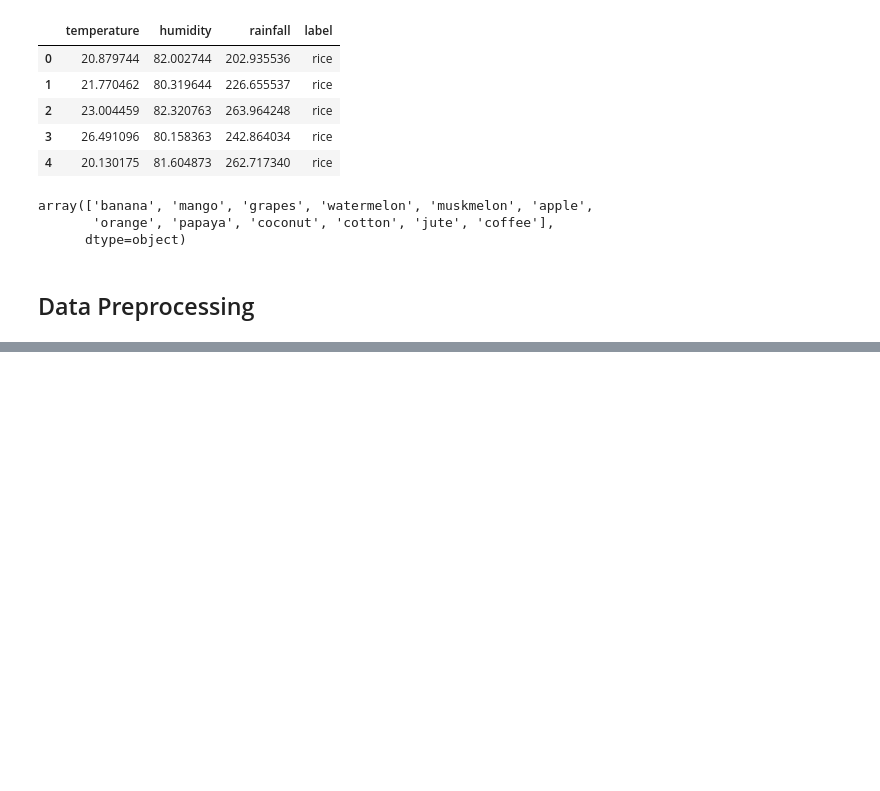
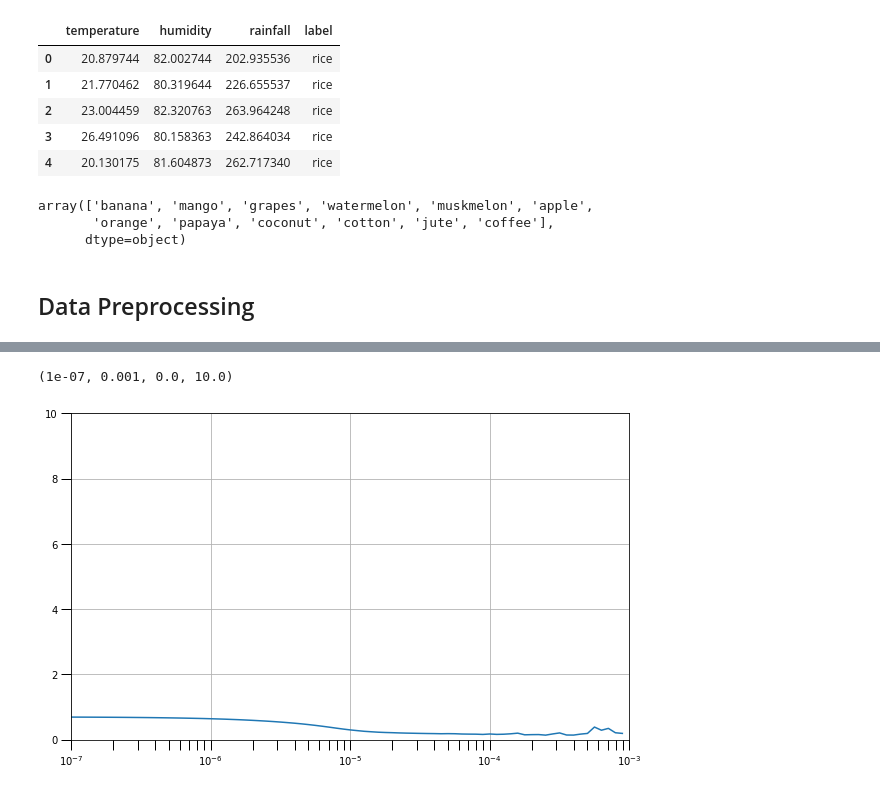
Before and after one commit to Tandur-Team/tandur-ml, a Jupyter notebook: second-eleven-model.ipynb, the cells around one changed output, grey strips where cells are left out. Cells and saved outputs as stored; diff of their text form; code cells hidden in the pictures; blank space fills up the shorter version.

Commit message:
Add hyperparameter tuning and feature scaling + greater accuracy model

```diff
--- a/second-eleven-model.ipynb
+++ b/second-eleven-model.ipynb
@@ -75,0 +99,4 @@ banana_data.head()
+# %%
+# For instance, we choose 100 data containing papaya
+papaya_data = take_200(data, 'papaya')
+papaya_data.head()
@@ -76,4 +110,4 @@ banana_data.head()
 # %%
 # Define variables
-X = banana_data
+X = papaya_data
 y = X.pop('label')
@@ -102,0 +114,2 @@ callbacks = myCallback()
+# %%
+sc = StandardScaler()
@@ -102,0 +134,18 @@ callbacks = myCallback()
+# %%
+# Build a model structure FOR TUNING
+model_tune = tf.keras.models.Sequential([
+    tf.keras.layers.Dense(64, input_shape=[3], activation='relu'),
+    tf.keras.layers.Dense(64, activation='relu'),
+    #tf.keras.layers.Dense(64, activation='relu'),
+    tf.keras.layers.Dense(1, activation='sigmoid')
+])
+
+# Set the learning rate scheduler
+lr_schedule = tf.keras.callbacks.LearningRateScheduler(
+    lambda epoch: 1e-6 * 10**(epoch / 20))
+
+model_tune.compile(optimizer=tf.keras.optimizers.Adam(),
+             loss='binary_crossentropy',
+             metrics=['accuracy'])
+
+history = model_tune.fit(X_train, y_train, validation_data=(X_test, y_test), epochs=100, callbacks=[lr_schedule])
@@ -103 +170,22 @@ callbacks = myCallback()
+# %%
+# Define the learning rate array
+lrs = 1e-8 * (10 ** (np.arange(100) / 20))
+
+# Set the figure size
+plt.figure(figsize=(10, 6))
+
+# Set the grid
+plt.grid(True)
+
+# Plot the loss in log scale
+plt.semilogx(lrs, history.history["loss"])
+
+# Increase the tickmarks size
+plt.tick_params('both', length=10, width=1, which='both')
+
+# Set the plot boundaries
+plt.axis([1e-7, 1e-3, 0, 10])
+# %% [output]
+(1e-07, 0.001, 0.0, 10.0)
+[figure, added]
 # %%
```
Also changed, not shown: parts of 16 cells of this notebook.
